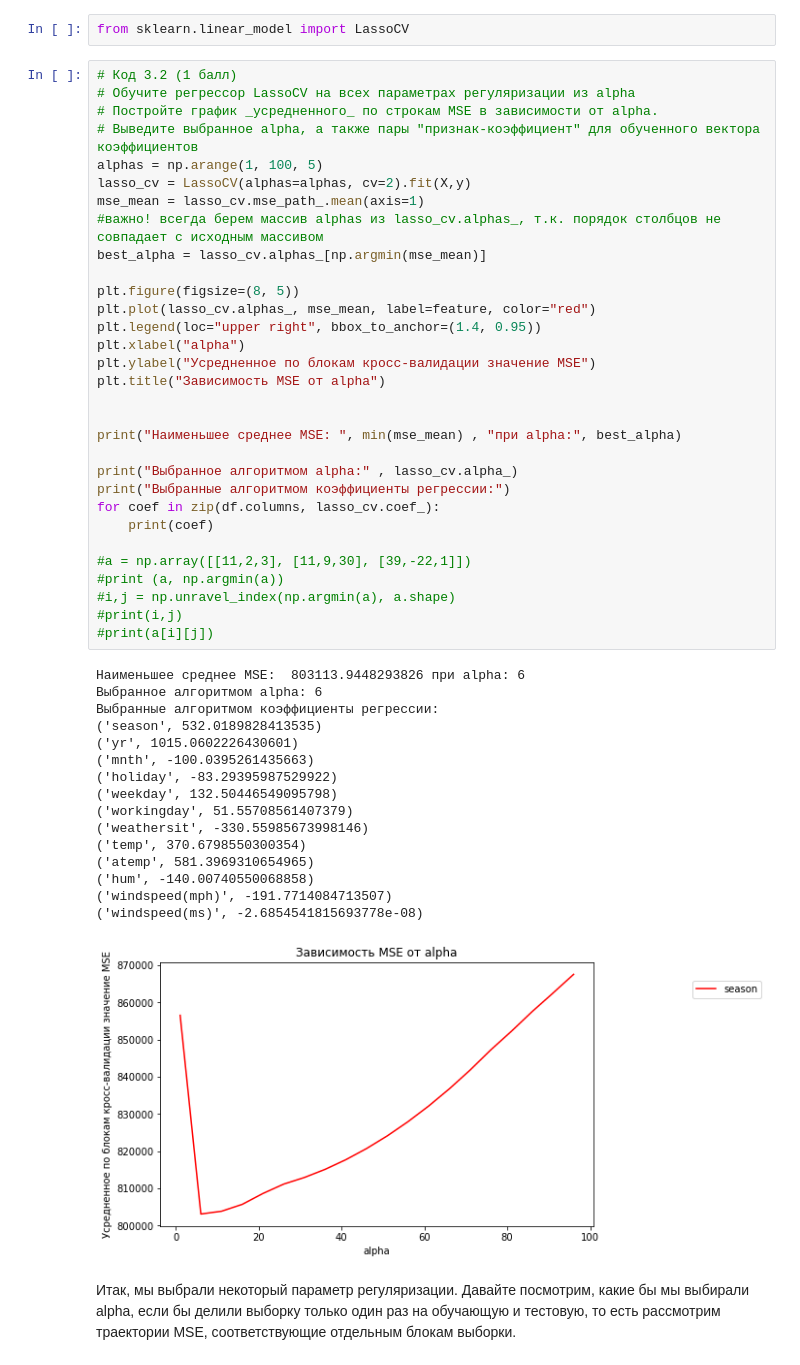
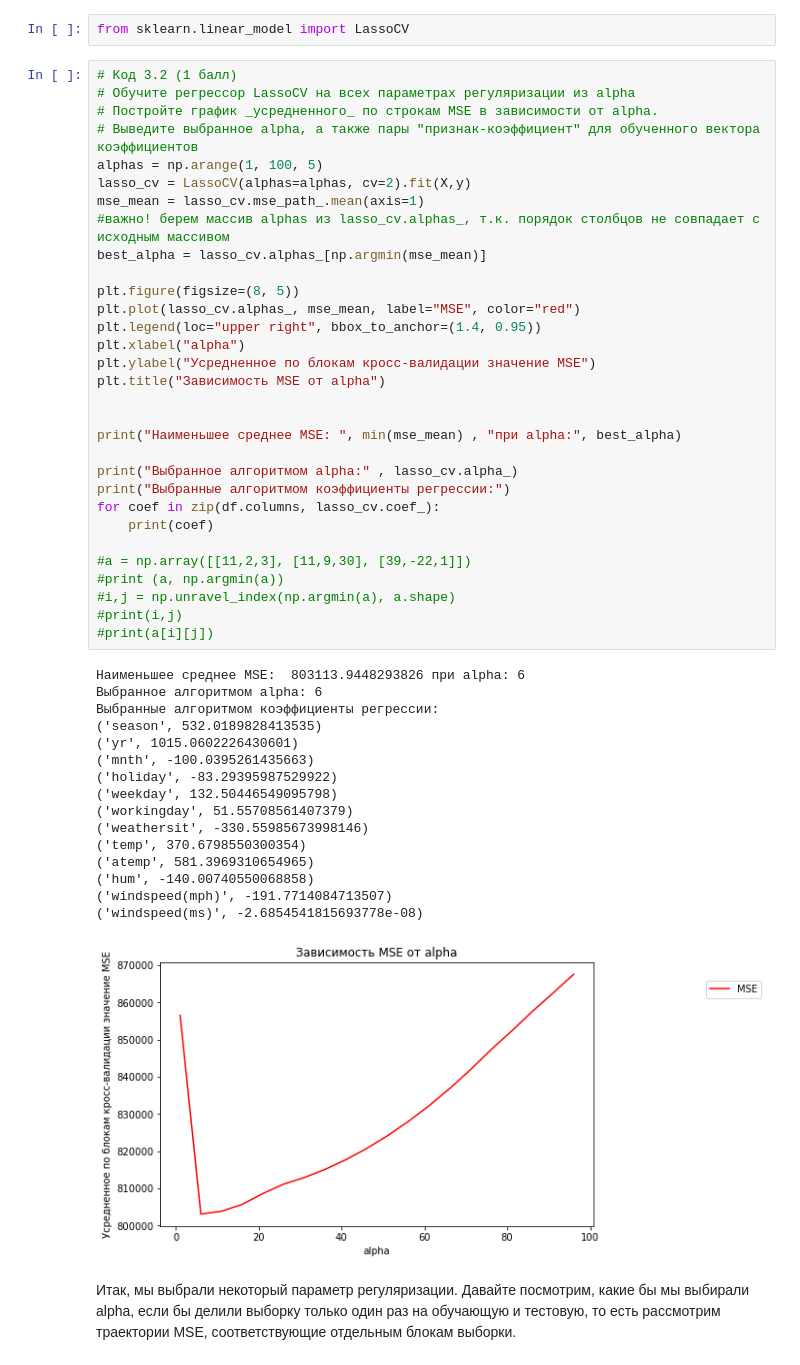
Before and after one commit to daria-popova/coursera_ML, a Jupyter notebook: week2-2/task1_OverfittingTask.ipynb, the cells around one changed output. Cells and saved outputs as stored; diff of their text form.

```diff
--- a/week2-2/task1_OverfittingTask.ipynb
+++ b/week2-2/task1_OverfittingTask.ipynb
@@ -316,11 +314,11 @@ from sklearn.linear_model import LassoCV
 alphas = np.arange(1, 100, 5)
 lasso_cv = LassoCV(alphas=alphas, cv=2).fit(X,y)
 mse_mean = lasso_cv.mse_path_.mean(axis=1)
-#важно! всегда берем массив alphas из lasso_cv.alphas_, т.к. порядок столбцов не совпадает с исходным массивом
+#важно! берем массив alphas из lasso_cv.alphas_, т.к. порядок столбцов не совпадает с исходным массивом
 best_alpha = lasso_cv.alphas_[np.argmin(mse_mean)]
 
 plt.figure(figsize=(8, 5))
-plt.plot(lasso_cv.alphas_, mse_mean, label=feature, color="red")
+plt.plot(lasso_cv.alphas_, mse_mean, label="MSE", color="red")
 plt.legend(loc="upper right", bbox_to_anchor=(1.4, 0.95))
 plt.xlabel("alpha")
 plt.ylabel("Усредненное по блокам кросс-валидации значение MSE")
@@ -328,34 +326,34 @@ plt.title("Зависимость MSE от alpha")
 
 
 print("Наименьшее среднее MSE: ", min(mse_mean) , "при alpha:", best_alpha)
 
 print("Выбранное алгоритмом alpha:" , lasso_cv.alpha_)
 print("Выбранные алгоритмом коэффициенты регрессии:")
 for coef in zip(df.columns, lasso_cv.coef_):
     print(coef)
 
 #a = np.array([[11,2,3], [11,9,30], [39,-22,1]])
 #print (a, np.argmin(a))
 #i,j = np.unravel_index(np.argmin(a), a.shape)
 #print(i,j)
 #print(a[i][j])
 # %% [output]
 Наименьшее среднее MSE:  803113.9448293826 при alpha: 6
 Выбранное алгоритмом alpha: 6
 Выбранные алгоритмом коэффициенты регрессии:
 ('season', 532.0189828413535)
 ('yr', 1015.0602226430601)
 ('mnth', -100.0395261435663)
 ('holiday', -83.29395987529922)
 ('weekday', 132.50446549095798)
 ('workingday', 51.55708561407379)
 ('weathersit', -330.55985673998146)
 ('temp', 370.6798550300354)
 ('atemp', 581.3969310654965)
 ('hum', -140.00740550068858)
 ('windspeed(mph)', -191.7714084713507)
 ('windspeed(ms)', -2.6854541815693778e-08)
-[figure, old version]
+[figure, new version]
 # %% [markdown]
 Итак, мы выбрали некоторый параметр регуляризации. Давайте посмотрим, какие бы мы выбирали alpha, если бы делили выборку только один раз на обучающую и тестовую, то есть рассмотрим траектории MSE, соответствующие отдельным блокам выборки.
 # %%
```
Also changed, not shown: parts of 5 cells of this notebook.
